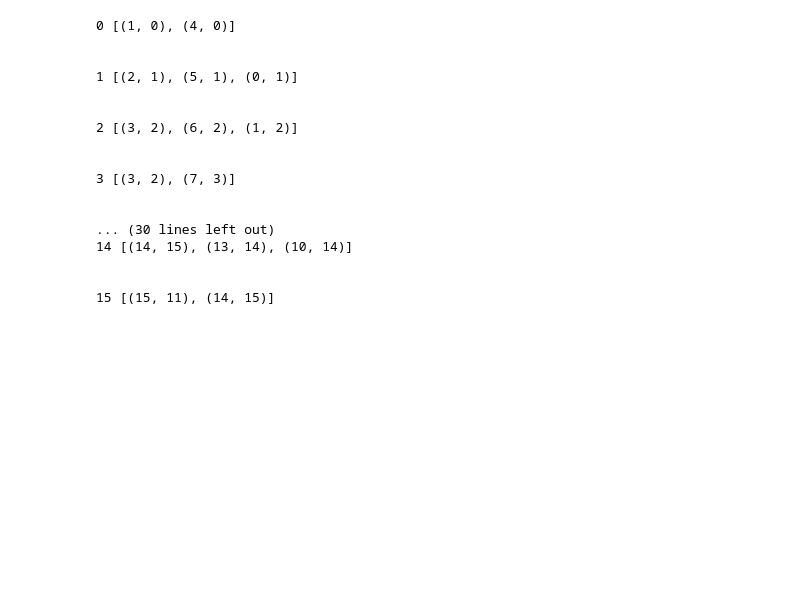
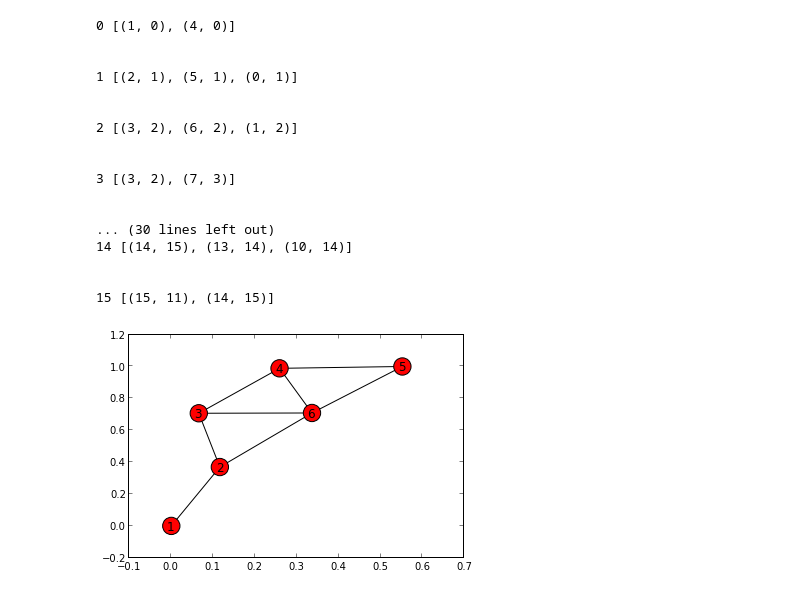
Before and after one commit to pysal/pysal, a Jupyter notebook: pysal/network/network.ipynb, the cells around one changed output. Drawn from its saved outputs; the diff is of its cells as text; code cells hidden in the pictures; blank space fills up the shorter version.

```diff
--- a/pysal/network/network.ipynb
+++ b/pysal/network/network.ipynb
@@ -355,3 +355,20 @@ run wed
 
 
 15 [(15, 11), (14, 15)]
+# %%
+G = nx.Graph()
+# %%
+adj = {}
+adj[1] = [2]
+adj[2] = [1,3,6]
+adj[3] = [2,4, 6]
+adj[4] = [3,5,6]
+adj[5] = [4,6]
+adj[6] = [2,3,4,5]
+for key in adj:
+    for dest in adj[key]:
+        G.add_edge(key,dest)
+# %%
+nx.draw_networkx(G)
+# %% [output]
+[figure, added]
```
Also changed, not shown: parts of 102 cells of this notebook, 2 other files.
